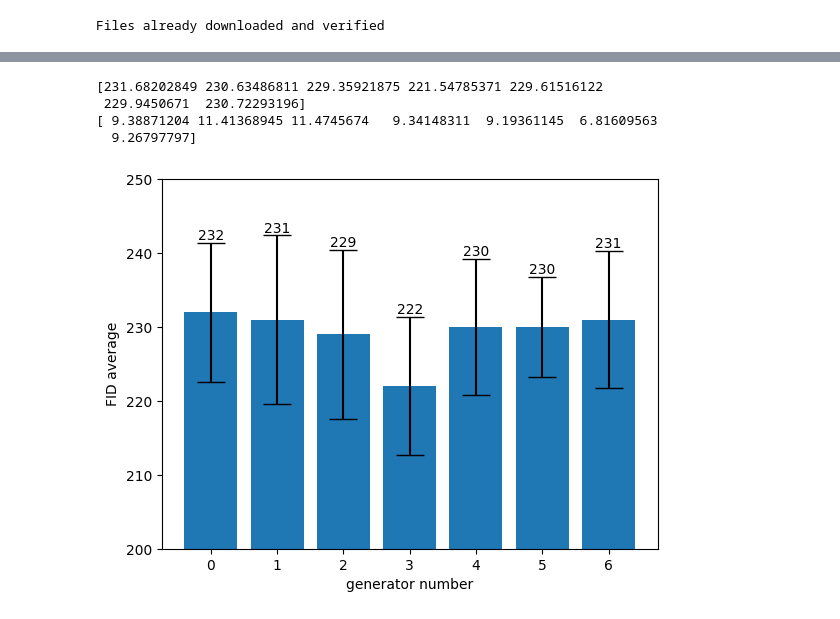
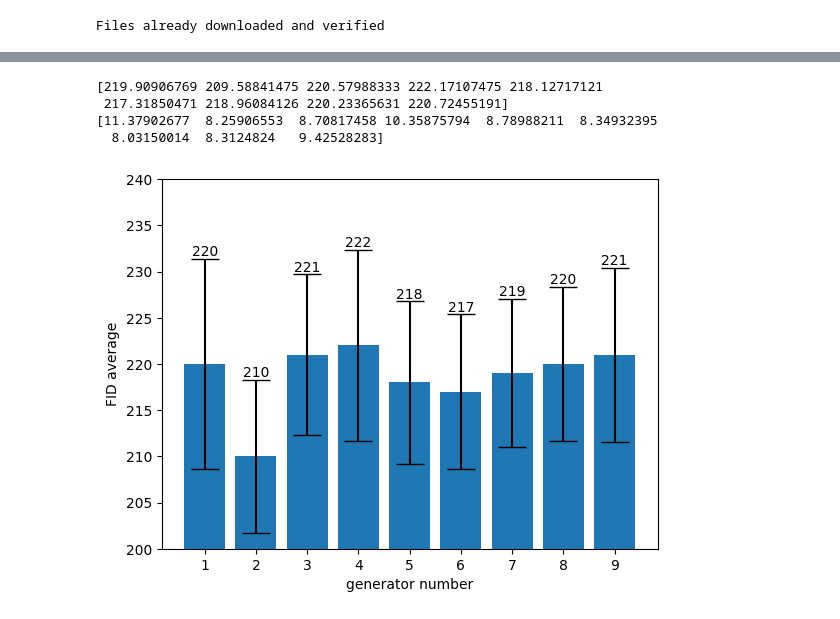
Before and after one commit to basemprince/F2U, a Jupyter notebook: generator_tester.ipynb, the cells around one changed output, grey strips where cells are left out. Saved outputs shown, nothing was run; the diff lists cells and outputs as text; code cells hidden in the pictures.

```diff
--- a/generator_tester.ipynb
+++ b/generator_tester.ipynb
@@ -23,26 +24,40 @@ dev = torch.device(dev)
 trans_cifar = transforms.Compose([transforms.ToTensor(), transforms.Normalize((0.5, 0.5, 0.5), (0.5, 0.5, 0.5))])
 dataset = datasets.CIFAR10(root='./datasets/cifar/', train=False, download=True, transform=trans_cifar)
 dataloader_test = torch.utils.data.DataLoader(dataset, shuffle = True,batch_size=10000)
-for img in dataloader_test:
-    test_imgs=img[0].to(dev)
 # %% [output]
 Files already downloaded and verified
+# %%
+# create test images of the chosen classes
+for img in dataloader_test:
+    x, y = img
+    chosen_imgs = []
+    for xx,yy in zip(x,y):
+        # if(yy in [9,1,5,3]):
+        chosen_imgs.append(xx)
+    test_imgs=chosen_imgs
+    # test_imgs=img[0].to(dev)
+test_imgs = torch.stack(test_imgs)
 # %%
 epochs = 30
-gen_count_to_test = 7
+gen_count_to_test = 9
 file_loc = [
+'runs/2W_CTDC_MAX_LOSS/models/G_epoch_150',
+'runs/2W_CTDC_MIN_LOSS/models/G_epoch_150',
+
 'runs/2W_CTDC_MAX_LOSS_OVERR_1to1_same_lr/models/G_epoch_150',
 'runs/2W_CTDC_MIN_LOSS_OVERR_1to1_same_lr/models/G_epoch_150',
-'runs/2W_CTDC_MAX_LOSS/models/G_epoch_150',
-'runs/2W_CTDC_MIN_LOSS/models/G_epoch_150',
-'runs/2W_CTDC_WAVG_MAXLOSS_1to1_same_lr/models/g_EPOCH_100',
+
+'runs/2W_CTDC_WAVG_MAXLOSS_1to1_same_lr/models/g_EPOCH_149',
+'runs/2W_CTDC_WAVG_MINLOSS_1to1_same_lr/models/g_EPOCH_149',
+
 'runs/2W_CTDC_WAVG_MAXLOSS_1to1_diff_lr/models/g_EPOCH_150',
 'runs/2W_CDTC_WAVG_MAXLOSS_3to1_same_lr/models/g_EPOCH_150',
+'runs/2W_CTDC_WAVG_MINLOSS_2to1_same_lr/models/g_epoch_149',
 ]
 assert gen_count_to_test == len(file_loc)
 
 NOISE_DIM = 128
-FID_BATCH_SIZE = 25
+FID_BATCH_SIZE = 30
 fic_model = InceptionV3().to(dev)
 generators = {}
 for i in range(gen_count_to_test):
@@ -86,7 +97,7 @@ fid_avg_np = np.array(fid_avg)
 print(fid_avg_np.mean(axis=1))
 print(fid_avg_np.std(axis=1))
 # %% [output]
-[231.68202849 230.63486811 229.35921875 221.54785371 229.61516122
- 229.9450671  230.72293196]
-[ 9.38871204 11.41368945 11.4745674   9.34148311  9.19361145  6.81609563
-  9.26797797]
+[219.90906769 209.58841475 220.57988333 222.17107475 218.12717121
+ 217.31850471 218.96084126 220.23365631 220.72455191]
+[11.37902677  8.25906553  8.70817458 10.35875794  8.78988211  8.34932395
+  8.03150014  8.3124824   9.42528283]
@@ -93,12 +109,12 @@ print(fid_avg_np.std(axis=1))
 # %%
-x = range(len(generators))
-bars = plt.bar(x,np.around(fid_avg_np.mean(axis=1)),yerr=fid_avg_np.std(axis=1),align='center',ecolor='black',capsize=10)
+x = np.arange(1,len(generators)+1)
+bars = plt.bar(x,np.around(fid_avg_np.mean(axis=1)),yerr=fid_avg_np.std(axis=1),ecolor='black',capsize=10)
 plt.bar_label(bars,label_type='edge')
-plt.xticks(range(len(x)), x)
+plt.xticks(x)
 plt.xlabel('generator number')
 plt.ylabel('FID average')
-plt.ylim([200,250])
+plt.ylim([200,240])
 # plt.savefig('{}/worker_cont.png'.format(logger.writer.logdir))
 plt.show()
 # %% [output]
-[figure, old version]
+[figure, new version]
```
Also changed, not shown: parts of 4 cells of this notebook, 38 other files.
